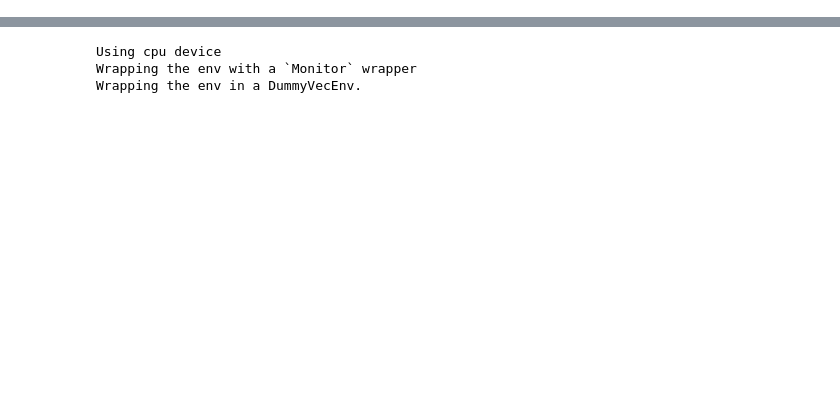
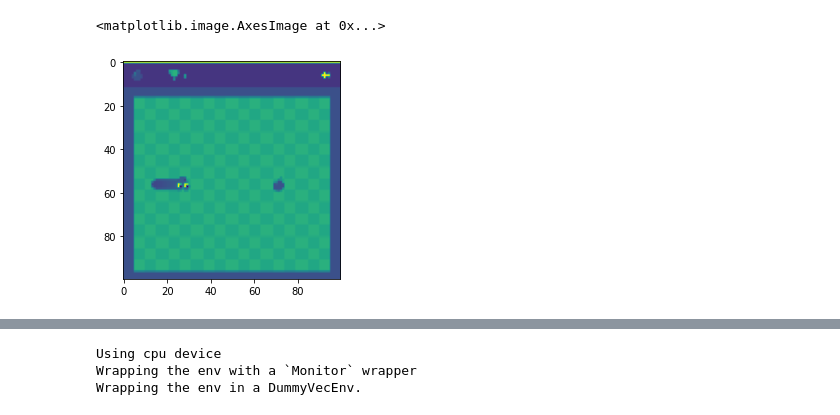
Before and after one commit to ViniciusSuaiden/SnakeRL, a Jupyter notebook: SnakeRL.ipynb, the cells around one changed output, grey strips where cells are left out. Drawn from its saved outputs; the diff is of its cells as text; code cells hidden in the pictures; blank space fills up the shorter version.

```diff
--- a/SnakeRL.ipynb
+++ b/SnakeRL.ipynb
@@ -32,3 +34,8 @@ pytesseract.image_to_string(thr, config="--psm 10 -c page_separator=''")
+# %%
+plt.imshow(env.reset()[0][0])
+# %% [output]
+<matplotlib.image.AxesImage at 0x...>
+[figure, added]
 # %%
 class WebGame(Env):
     def __init__(self):
```
Also changed, not shown: parts of 35 cells of this notebook, 1 other file.
